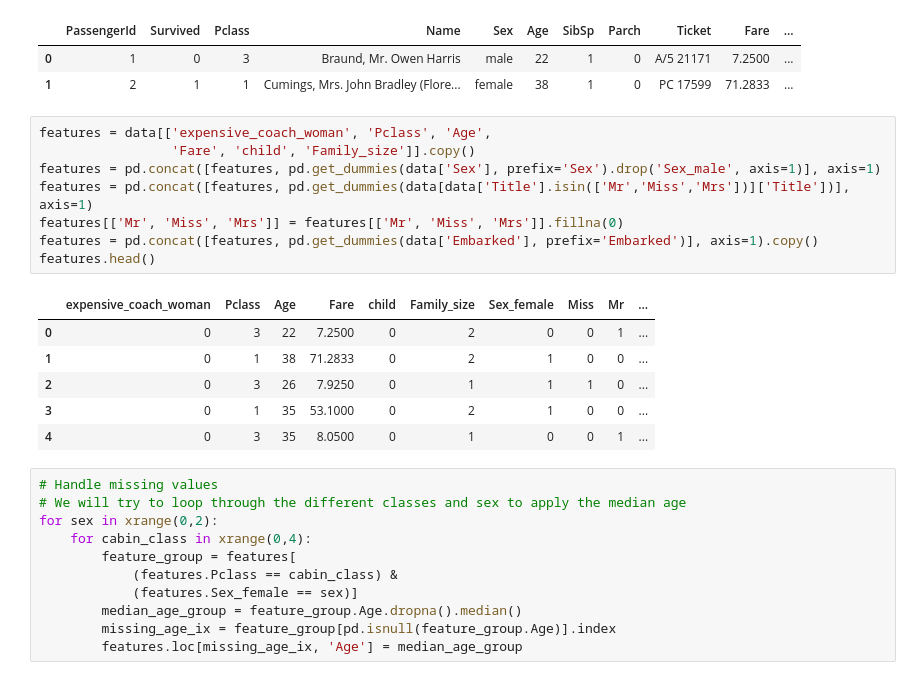
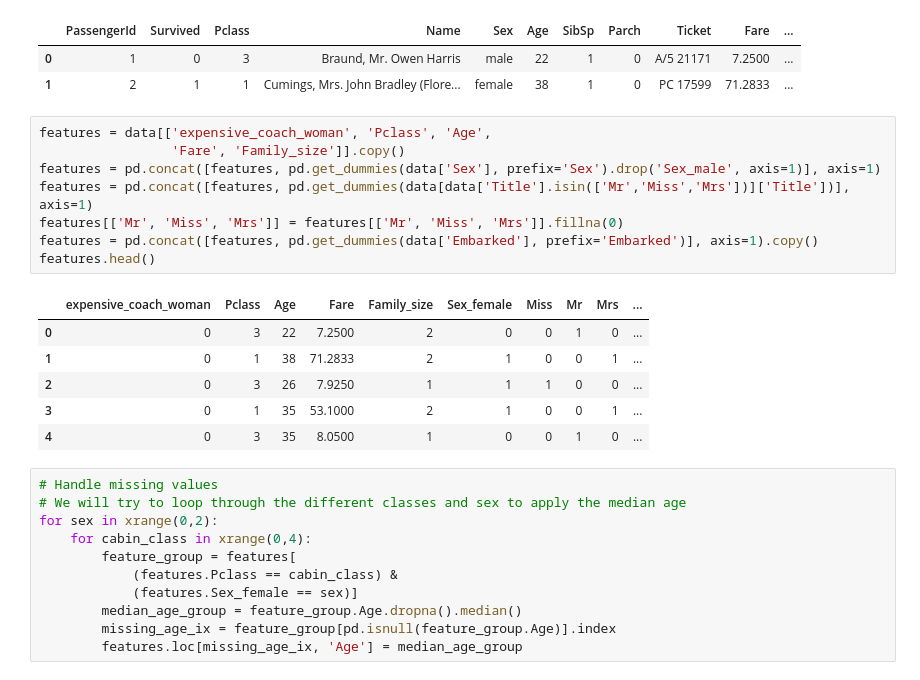
Before and after one commit to mcdaded/2--MachineLearning, a Jupyter notebook: Kaggle/Titanic/Titanic_2016-01-27.ipynb, the cells around one changed output. Drawn from its saved outputs; the diff is of its cells as text.

```diff
--- a/Kaggle/Titanic/Titanic_2016-01-27.ipynb
+++ b/Kaggle/Titanic/Titanic_2016-01-27.ipynb
@@ -71,19 +71,19 @@ data.head(2)
 | 1 | 2 | 1 | 1 | Cumings, Mrs. John Bradley (Flore... | female | 38 | 1 | 0 | PC 17599 | 71.2833 | ... |
 # %%
 features = data[['expensive_coach_woman', 'Pclass', 'Age',
-                 'Fare', 'child', 'Family_size']].copy()
+                 'Fare', 'Family_size']].copy()
 features = pd.concat([features, pd.get_dummies(data['Sex'], prefix='Sex').drop('Sex_male', axis=1)], axis=1)
 features = pd.concat([features, pd.get_dummies(data[data['Title'].isin(['Mr','Miss','Mrs'])]['Title'])], axis=1)
 features[['Mr', 'Miss', 'Mrs']] = features[['Mr', 'Miss', 'Mrs']].fillna(0)
 features = pd.concat([features, pd.get_dummies(data['Embarked'], prefix='Embarked')], axis=1).copy()
 features.head()
 # %% [output]
-|  | expensive_coach_woman | Pclass | Age | Fare | child | Family_size | Sex_female | Miss | Mr | ... |
-| 0 | 0 | 3 | 22 | 7.2500 | 0 | 2 | 0 | 0 | 1 | ... |
-| 1 | 0 | 1 | 38 | 71.2833 | 0 | 2 | 1 | 0 | 0 | ... |
-| 2 | 0 | 3 | 26 | 7.9250 | 0 | 1 | 1 | 1 | 0 | ... |
-| 3 | 0 | 1 | 35 | 53.1000 | 0 | 2 | 1 | 0 | 0 | ... |
-| 4 | 0 | 3 | 35 | 8.0500 | 0 | 1 | 0 | 0 | 1 | ... |
+|  | expensive_coach_woman | Pclass | Age | Fare | Family_size | Sex_female | Miss | Mr | Mrs | ... |
+| 0 | 0 | 3 | 22 | 7.2500 | 2 | 0 | 0 | 1 | 0 | ... |
+| 1 | 0 | 1 | 38 | 71.2833 | 2 | 1 | 0 | 0 | 1 | ... |
+| 2 | 0 | 3 | 26 | 7.9250 | 1 | 1 | 1 | 0 | 0 | ... |
+| 3 | 0 | 1 | 35 | 53.1000 | 2 | 1 | 0 | 0 | 1 | ... |
+| 4 | 0 | 3 | 35 | 8.0500 | 1 | 0 | 0 | 1 | 0 | ... |
 # %%
 # Handle missing values
 # We will try to loop through the different classes and sex to apply the median age
```
Also changed, not shown: parts of 10 cells of this notebook, 2 other files.
